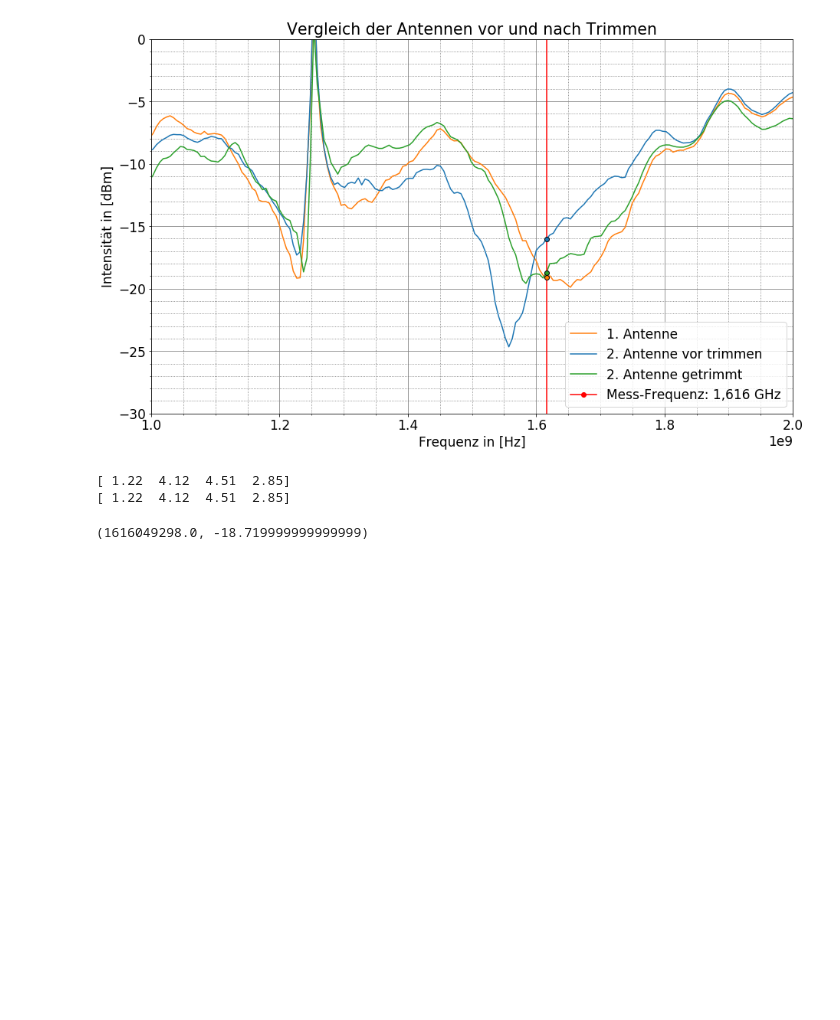
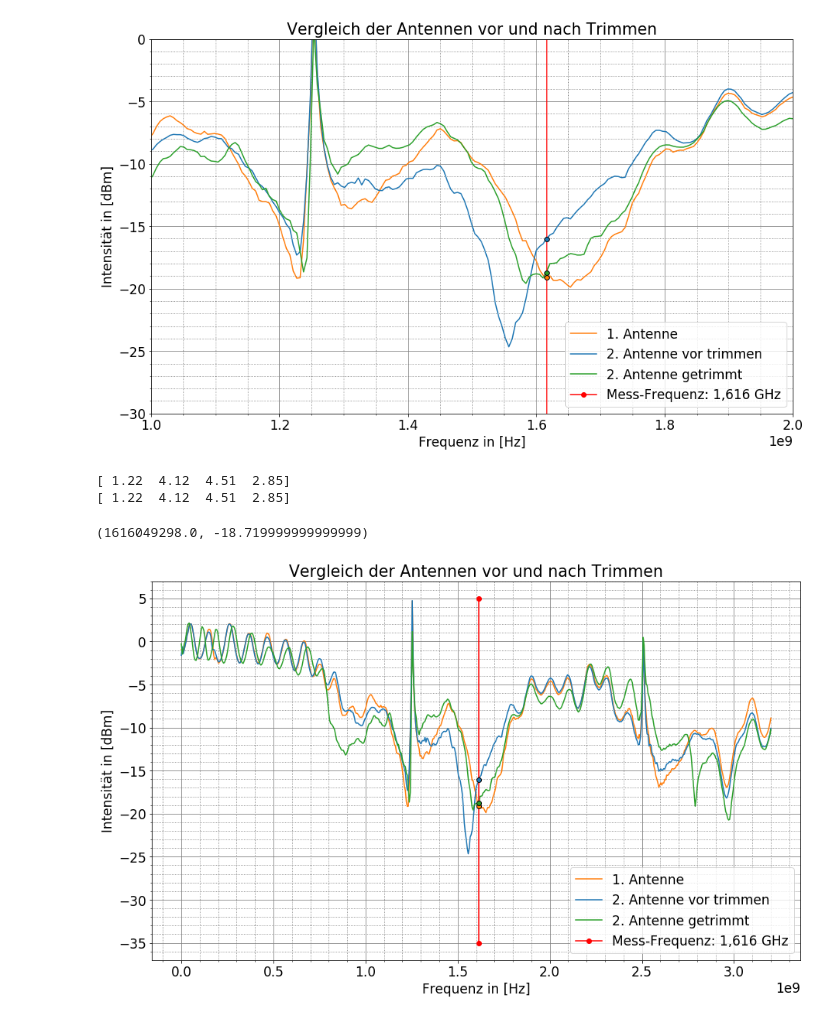
Before and after one commit to BigThonkers/AP2-Antenne, a Jupyter notebook: Bilder_und_Rohdaten/Projektpraktikum/CSV/Dipolantenne/traces/Untitled.ipynb, the cells around one changed output. Saved outputs shown, nothing was run; the diff lists cells and outputs as text; code cells hidden in the pictures; blank space fills up the shorter version.

```diff
--- a/Bilder_und_Rohdaten/Projektpraktikum/CSV/Dipolantenne/traces/Untitled.ipynb
+++ b/Bilder_und_Rohdaten/Projektpraktikum/CSV/Dipolantenne/traces/Untitled.ipynb
@@ -105,3 +105,52 @@ np.array(anttrimm2)[303,0], np.array(anttrimm2)[303,1]
 [ 1.22  4.12  4.51  2.85]
 [ 1.22  4.12  4.51  2.85]
 (1616049298.0, -18.719999999999999)
+# %%
+plt.rcParams.update({'font.size': 17})
+plt.figure(figsize=(15,9))
+plt.title("Vergleich der Antennen vor und nach Trimmen")
+
+
+xantt2 = np.array(anttrimm2)[:,0]
+yantt2 = np.array(anttrimm2)[:,1]
+
+xantt  = np.array(anttrimm )[:,0]
+yantt  = np.array(anttrimm )[:,1]
+
+xant22 = np.array(ant22    )[:,0]
+yant22 = np.array(ant22    )[:,1]
+
+xant12 = np.array(ant12    )[:,0]
+yant12 = np.array(ant12    )[:,1]
+
+#plt.plot(xantt , yantt )
+
+plt.plot(xant12, yant12, color="#ff7f0e", label='1. Antenne')
+plt.plot(xant22, yant22, color="#1f77b4", label='2. Antenne vor trimmen')
+plt.plot(xantt2, yantt2, color="#2ca02c", label='2. Antenne getrimmt')
+
+plt.plot([1.616e9, 1.616e9], [-35,5],"o-",color="red", label="Mess-Frequenz: 1,616 GHz")
+
+plt.plot(xant12[303], yant12[303], "o",  color="#ff7f04",markeredgecolor="black")
+plt.plot(xant22[303], yant22[303], "o",  color="#1f77b4",markeredgecolor="black")
+plt.plot(xantt2[303], yantt2[303], "o",  color="#2ca02c",markeredgecolor="black")
+
+#plt.ylim([-30,0])
+#plt.xlim([1e9,2e9])
+
+#plt.semilogy()
+
+plt.legend(loc=4)
+
+plt.minorticks_on()
+plt.grid(which='minor', linestyle=':', color='dimgray')
+plt.grid(color='gray')
+
+plt.xlabel('Frequenz in [Hz]')
+plt.ylabel('Intensität in [dBm]')
+
+#plt.savefig(filename='Antennentrimmen.jpg')
+
+plt.show()
+# %% [output]
+[figure, added]
```
Also changed, not shown: 5 other files.
